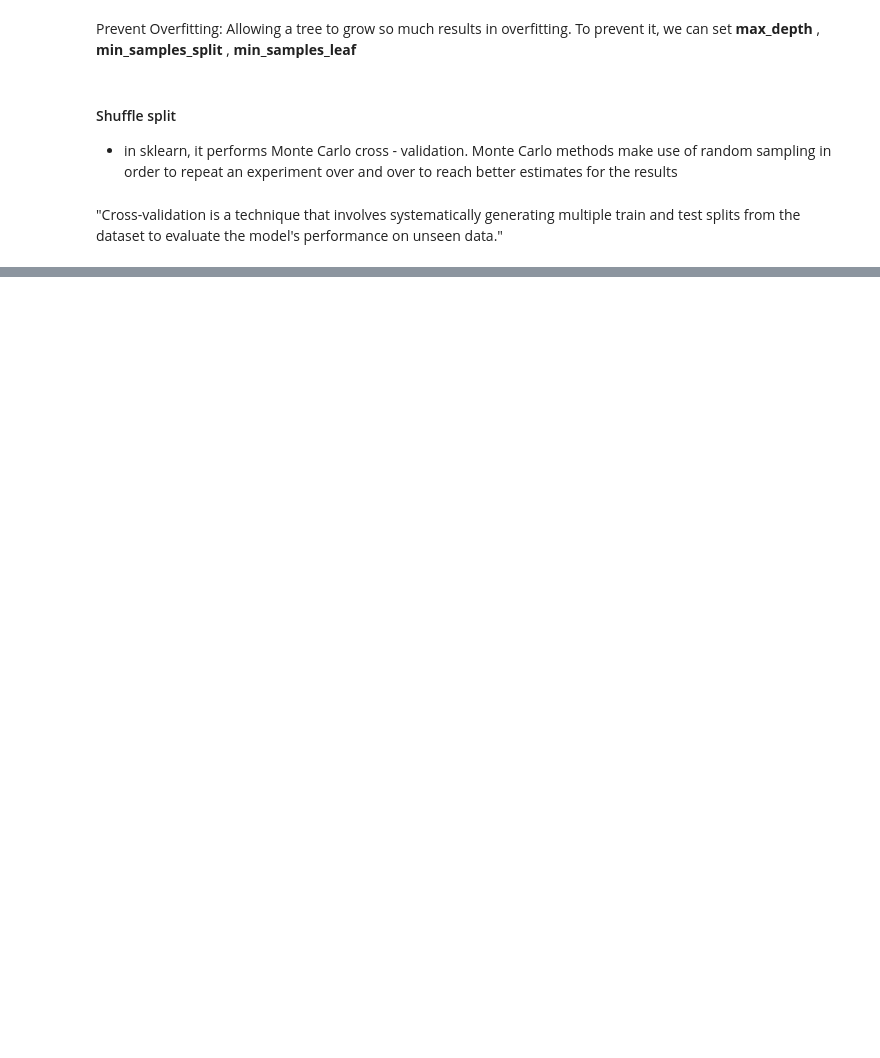
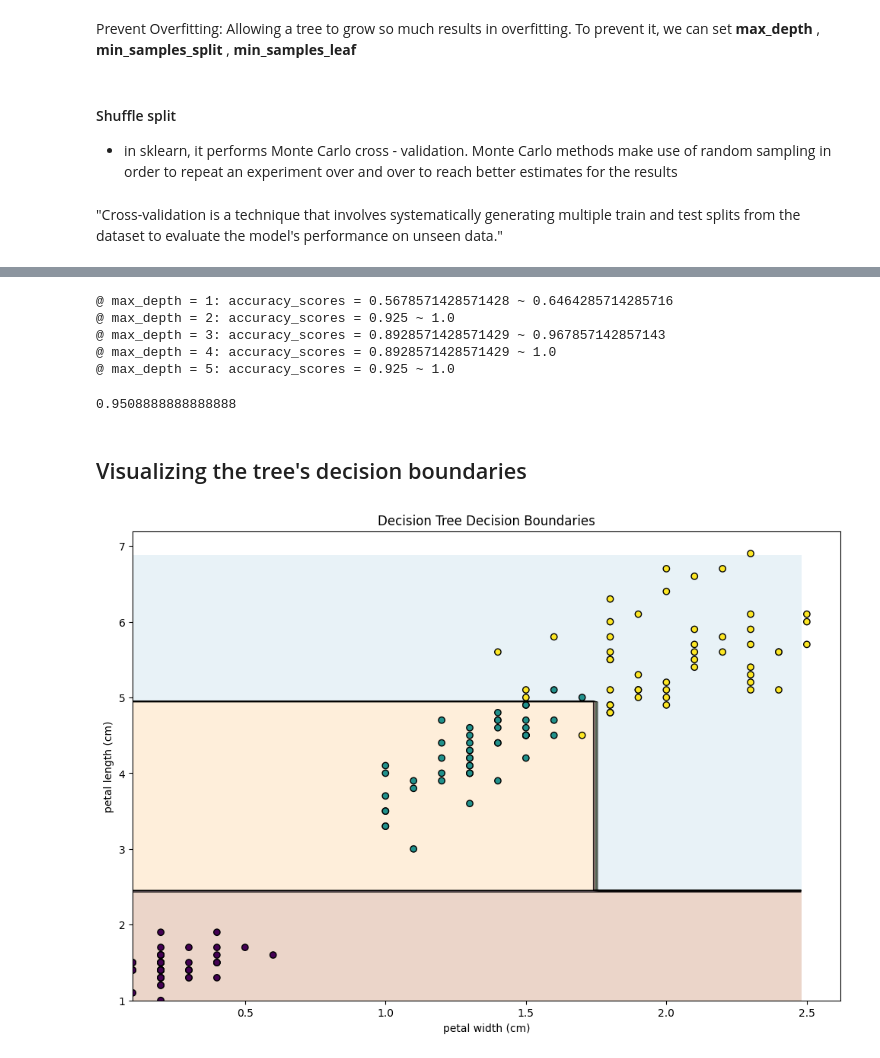
Before and after one commit to melwintjoshy/ML, a Jupyter notebook: Decision Tree/experiment1.ipynb, the cells around one changed output, grey strips where cells are left out. Saved outputs shown, nothing was run; the diff lists cells and outputs as text; code cells hidden in the pictures; blank space fills up the shorter version.

```diff
--- a/Decision Tree/experiment1.ipynb
+++ b/Decision Tree/experiment1.ipynb
@@ -122,0 +142,17 @@ accuracy_scores.plot(title = 'Distribution of Classifier Accuracy', kind = 'box'
+# %%
+for max_depth in [1,2,3,4,5]:
+    clf = DecisionTreeClassifier(max_depth=max_depth)
+
+    rs = ShuffleSplit(n_splits=20, test_size=.25)
+
+    cv_results = cross_validate(clf, xtrain, ytrain, cv = rs, scoring = 'accuracy')
+
+    accuracy_scores = pd.Series(cv_results['test_score'])
+
+    print(f"@ max_depth = {max_depth}: accuracy_scores = {accuracy_scores.quantile(.1)} ~ {accuracy_scores.quantile(.9)}")
+# %% [output]
+@ max_depth = 1: accuracy_scores = 0.5678571428571428 ~ 0.6464285714285716
+@ max_depth = 2: accuracy_scores = 0.925 ~ 1.0
+@ max_depth = 3: accuracy_scores = 0.8928571428571429 ~ 0.967857142857143
+@ max_depth = 4: accuracy_scores = 0.8928571428571429 ~ 1.0
+@ max_depth = 5: accuracy_scores = 0.925 ~ 1.0
@@ -122,0 +171,48 @@ accuracy_scores.plot(title = 'Distribution of Classifier Accuracy', kind = 'box'
+# %%
+accuracy_scores.mean()
+# %% [output]
+0.9508888888888888
+# %% [markdown]
+## Visualizing the tree's decision boundaries
+# %%
+import numpy as np
+import matplotlib.pyplot as plt
+
+def plot_decision_boundary(clf, x, y):
+    feature_names = x.columns
+    x, y = x.values , y.values
+
+    x_min , x_max = x[:,0].min() , x[:, 0].max()
+    y_min , y_max = x[:,1].min() , x[:, 1].max()
+
+    step = 0.02
+
+    xx, yy = np.meshgrid(
+        np.arange(x_min, x_max, step),
+        np.arange(y_min, y_max, step)
+    )
+
+    z = clf.predict(np.c_[xx.ravel(), yy.ravel()])
+    z = z.reshape(xx.shape)
+
+    # Plot decision boundaries
+    plt.figure(figsize=(12,8))
+    plt.contourf(xx, yy, z, cmap='Paired_r', alpha=0.25)
+    plt.contour(xx, yy, z, colors = 'k', linewidths=0.7)
+    plt.scatter(x[:, 0], x[:, 1], c=y, edgecolor='k')
+    plt.xlabel(feature_names[0])
+    plt.ylabel(feature_names[1])
+    plt.title('Decision Tree Decision Boundaries')
+    plt.show()
+# %%
+#only using two features
+
+x = df[['petal width (cm)', 'petal length (cm)'] ]
+y = df['target']
+
+clf = DecisionTreeClassifier(max_depth = 3)
+clf.fit(x, y)
+
+plot_decision_boundary(clf, x, y)
+# %% [output]
+[figure, added]
```
Also changed, not shown: parts of 10 cells of this notebook.
